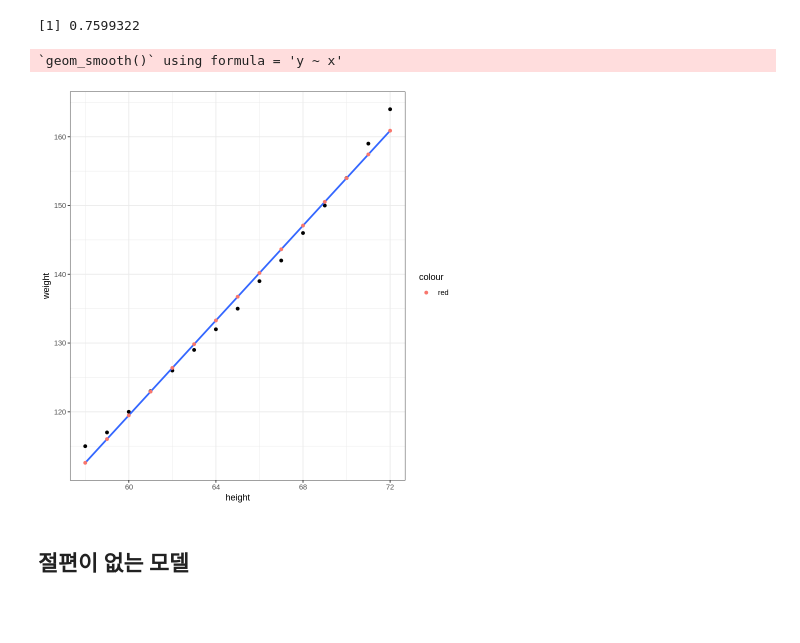
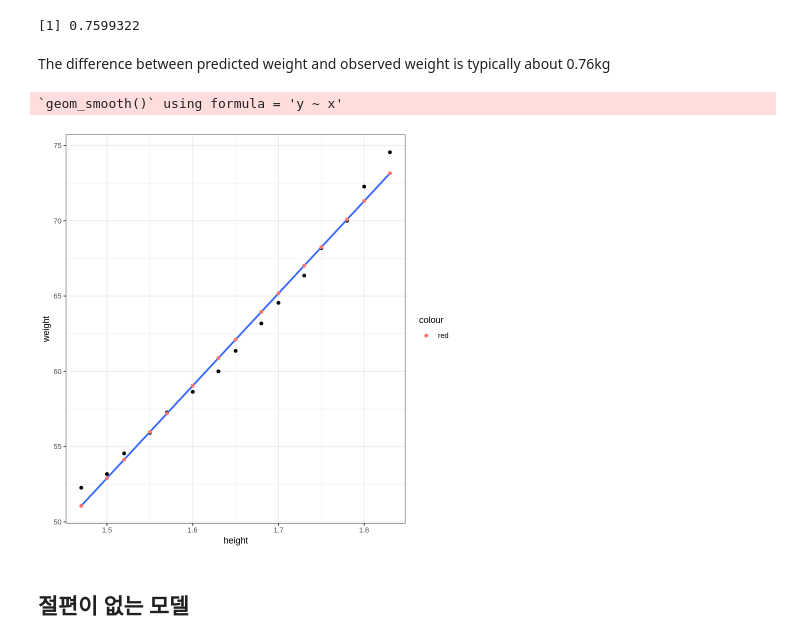
Before and after one commit to tarutear/2025-1, a Jupyter notebook: Introduction_to_Regression_in_R.ipynb, the cells around one changed output. Saved outputs shown, nothing was run; the diff lists cells and outputs as text; code cells hidden in the pictures; blank space fills up the shorter version.

```diff
--- a/Introduction_to_Regression_in_R.ipynb
+++ b/Introduction_to_Regression_in_R.ipynb
@@ -151,11 +200,14 @@ ggplot(aes(height, residual), data = women_new) + geom_point() + theme_bw()
 sqrt(sum((women_new$residual)^2) /  (15 - 1- 1))
 # %% [output]
 [1] 0.7599322
+# %% [markdown]
+The difference between predicted weight and observed weight is typically about 0.76kg
 # %%
-ggplot(aes(x = height, y = weight), data = women) + geom_point() + geom_smooth(se = FALSE, method = "lm") + theme_bw() + geom_point(aes(x = height, y = women_predict, color = "red"), data = women_new)
+ggplot(aes(x = height, y = weight), data = women2) + geom_point() + geom_smooth(se = FALSE, method = "lm") + theme_bw() +
+  geom_point(aes(x = height, y = women_predict, color = "red"), data = women_new)
 # %% [output]
 `geom_smooth()` using formula = 'y ~ x'
-[figure, old version]
+[figure, new version]
 # %% [markdown]
 ## 절편이 없는 모델
 # %%
```
Also changed, not shown: parts of 26 cells of this notebook.
